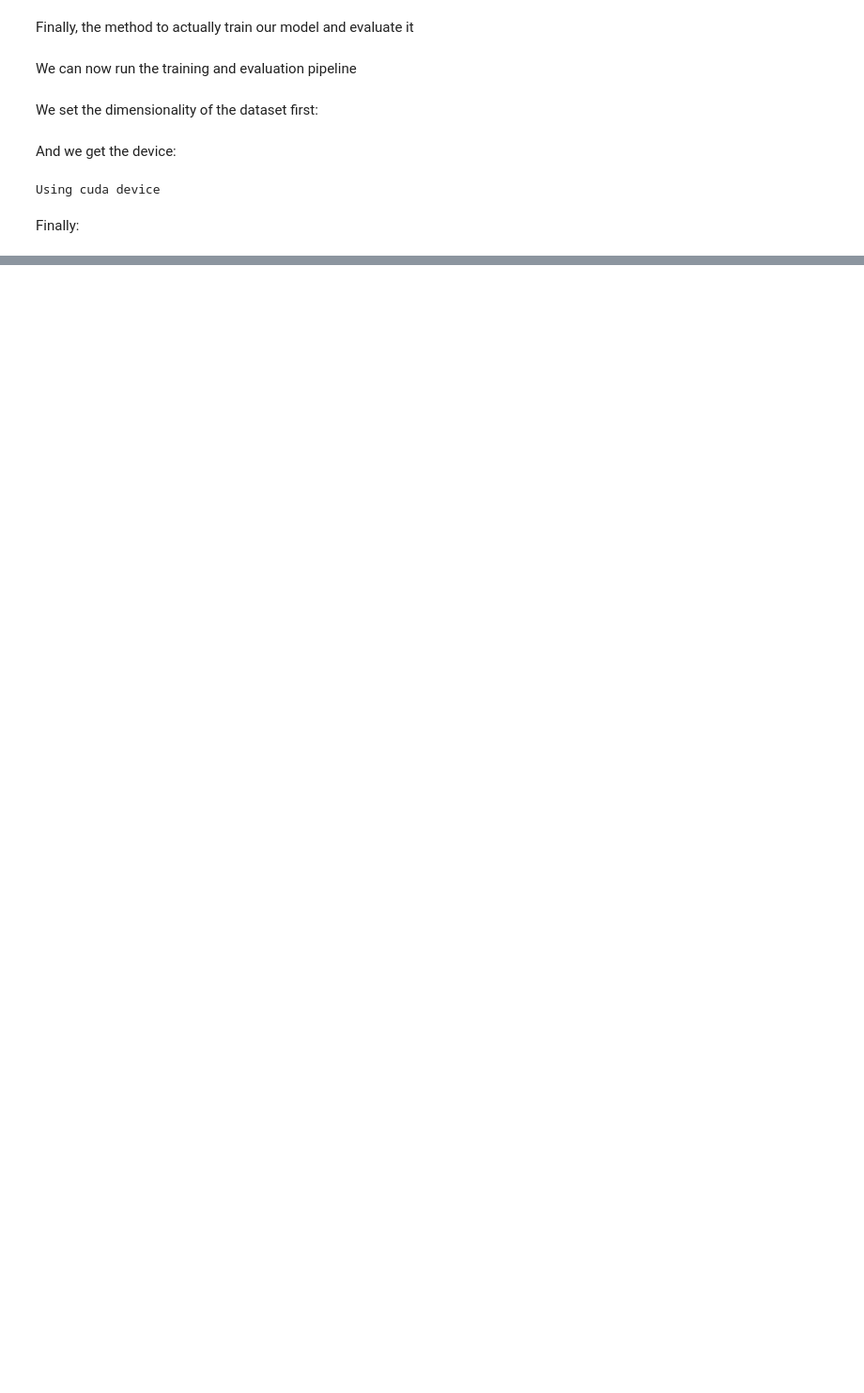
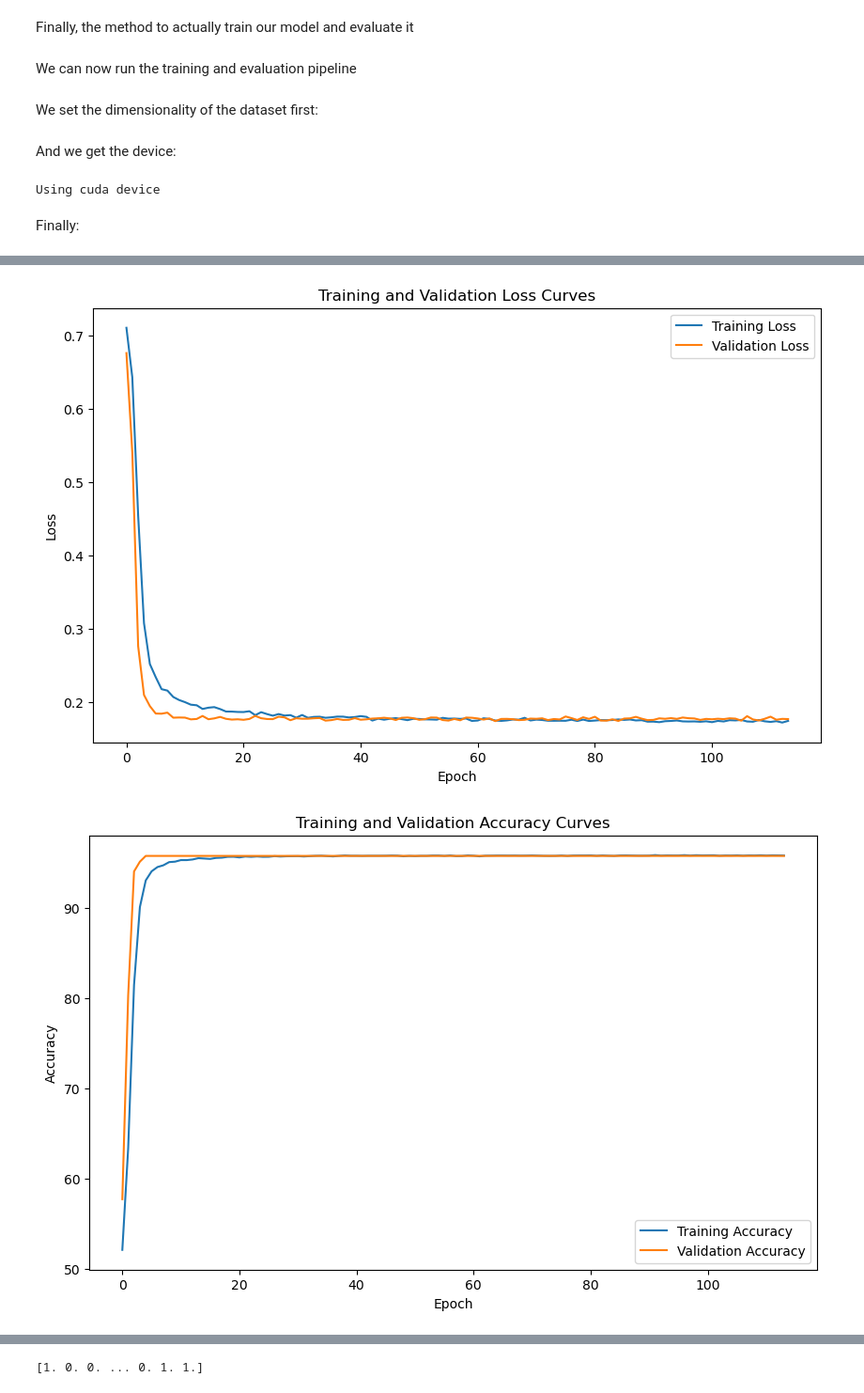
Before and after one commit to miguelsuri/MML-CW, a Jupyter notebook: Kryptonite-N-main/feedforwardNN.ipynb, the cells around one changed output, grey strips where cells are left out. Shown at 94% size. Saved outputs shown, nothing was run; the diff lists cells and outputs as text; code cells hidden in the pictures; blank space fills up the shorter version.

```diff
--- a/Kryptonite-N-main/feedforwardNN.ipynb
+++ b/Kryptonite-N-main/feedforwardNN.ipynb
@@ -418,0 +498,44 @@ F1: 0.9681
+# %%
+dimensionality = [9,12,15,18]
+
+for i, dim in enumerate(dimensionality):
+	print(f"-=-=-=-= Running {dim} =-=-=-=-")
+	X = np.load(rf'..\Kryptonite-N-main\Datasets\kryptonite-{dim}-X.npy')
+	y = np.load(rf'..\Kryptonite-N-main\Datasets\kryptonite-{dim}-y.npy')
+
+	X_train, X_val, y_train, y_val = train_test_split(X, y, test_size=0.2, random_state=42)
+
+	X_train = np.array(denoise_bernoulli_data(X_train))
+	X_val = np.array(denoise_bernoulli_data(X_val))
+
+	# Convert to PyTorch tensors
+	X_train_tensor = torch.tensor(X_train, dtype=torch.float32).to(device)
+	y_train_tensor = torch.tensor(y_train, dtype=torch.float32).to(device)
+	X_val_tensor = torch.tensor(X_val, dtype=torch.float32).to(device)
+	y_val_tensor = torch.tensor(y_val, dtype=torch.float32).to(device)
+
+	# Create data loaders
+	train_dataset = TensorDataset(X_train_tensor, y_train_tensor)
+	val_dataset = TensorDataset(X_val_tensor, y_val_tensor)
+	train_loader = DataLoader(train_dataset, batch_size=batch_size, shuffle=True)
+	val_loader = DataLoader(val_dataset, batch_size=batch_size, shuffle=False)
+
+	# Initialize and train model
+	model, _, _, = run_training(
+	    train_loader, val_loader, input_dim=dim, device=device, learning_rate=learning_rate,
+	    weight_decay=weight_decay, momentum=momentum, num_epochs=num_epochs, early_stopping_patience=early_stopping_patience,
+		dropout_rate=dropout_rate, test_loader=None
+	)
+	load_model_weights(model, f'best_model_{dim}.pth')
+
+
+	X = np.load(rf'..\Kryptonite-N-main\Datasets\hidden-kryptonite-{dim}-X.npy')
+	X = denoise_bernoulli_data(X)
+	X = torch.tensor(X, dtype=torch.float32).to(device)
+
+	predict_dataset = TensorDataset(X)
+	predict_loader = DataLoader(predict_dataset, batch_size=batch_size, shuffle=False)
+
+	predictions = get_predictions_final(model, predict_loader)
+	np.save(f'nn_predictions_{dim}.npy', predictions)
+# %% [output]
@@ -418,0 +559,2 @@ F1: 0.9681
+[figure, added]
+[figure, added]
@@ -418,0 +620 @@ F1: 0.9681
+[1. 0. 0. ... 0. 1. 1.]
```
Also changed, not shown: parts of 8 cells of this notebook, 9 other files.
